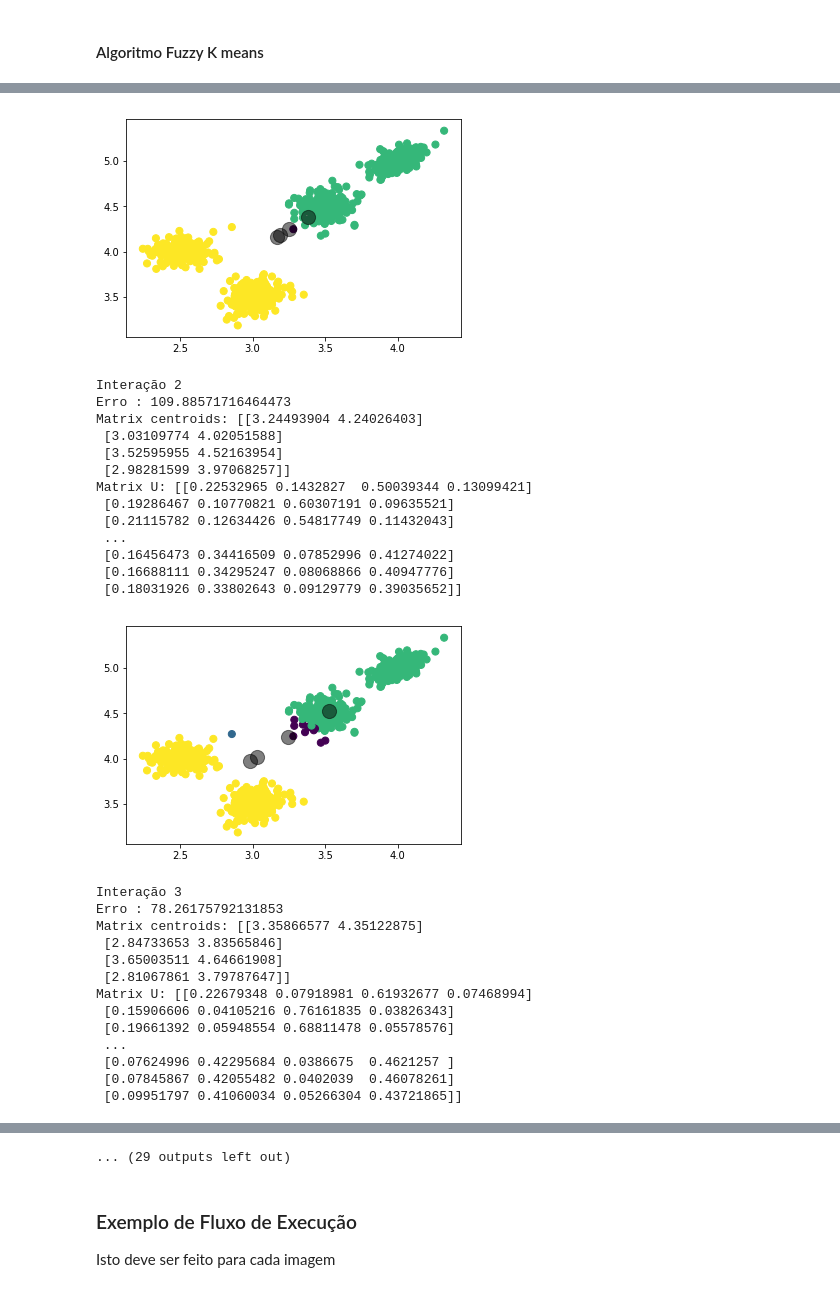
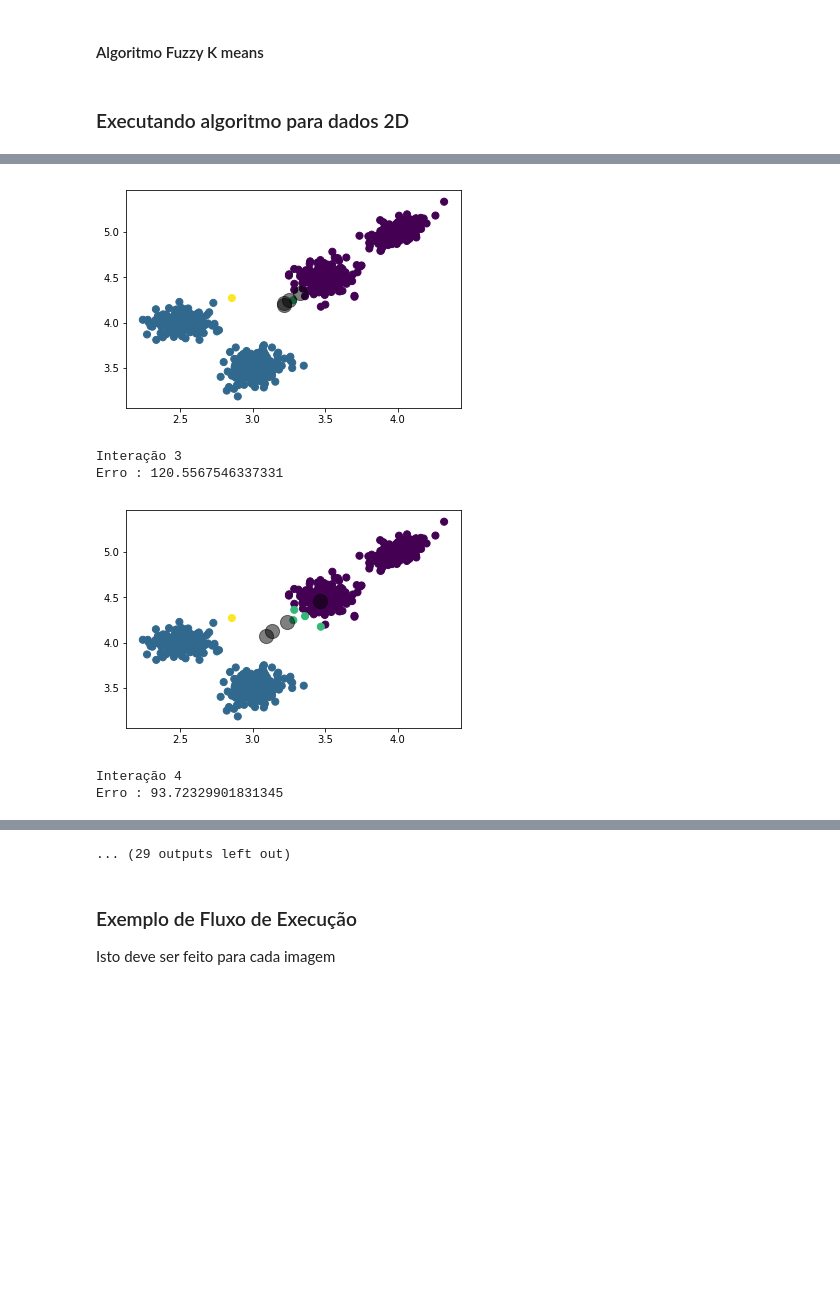
Before and after one commit to jesimonbarreto/SistemasNebulosos, a Jupyter notebook: tp1_sistemasnebulosos.ipynb, the cells around one changed output, grey strips where cells are left out. Drawn from its saved outputs; the diff is of its cells as text; code cells hidden in the pictures; blank space fills up the shorter version.

```diff
--- a/tp1_sistemasnebulosos.ipynb
+++ b/tp1_sistemasnebulosos.ipynb
@@ -81,7 +81,7 @@ def plot_samples3D(x, u, centroids):
     ax = fig.add_subplot(111, projection='3d')
     ax.scatter(x[:,0],x[:,1],x[:,2],
                 c=y_, cmap='viridis',
-                edgecolor='k', s=40, alpha = 0.5)
+                edgecolor='k', s=40, alpha = 0.2)
 
 
     ax.set_title("RGB information Fuzzy Kmeans")
@@ -91,8 +91,8 @@ def plot_samples3D(x, u, centroids):
     ax.dist = 10
 
     for cent in centroids:
-        ax.scatter(cent,
-               s = 300, c = 'r', marker='*', label = 'Centroid')
+        ax.scatter(cent[0],cent[1], cent[2],
+               s = 300, c = 'r', marker='*',alpha = 1.,label = 'Centroid')
 
     plt.autoscale(enable=True, axis='x', tight=True)
 
@@ -162,7 +162,7 @@ def update_u(U, X, centroids, m):
 # x: dataset composto de pontos no plano cartesiano (número de dimensões arbitrário)
 # n_centroides: número desejado de clusters
 # m: exponente de peso
-def fuzzy_k_means(x, n_centroides, m, threshold = 0.001, max_inter = 10, plot='no'):
+def fuzzy_k_means(x, n_centroides, m, threshold = 0.001, max_inter = 10, plot='no' , log = False):
     if m <= 1:
         raise Exception(" 'm' should be greater than 1")
 
@@ -170,7 +170,6 @@ def fuzzy_k_means(x, n_centroides, m, threshold = 0.001, max_inter = 10, plot='n
     cost = 1
     centroids = []
     iterations = 0
-
     while cost > threshold and iterations < max_inter:
         print('Interação {}'.format(iterations+1))
         centroids = calc_centroids(u, x, m)
@@ -178,8 +177,9 @@ def fuzzy_k_means(x, n_centroides, m, threshold = 0.001, max_inter = 10, plot='n
         u = update_u(u, x, centroids, m)
         iterations += 1
         print('Erro : {}'.format(cost))
-        print('Matrix centroids: {}'.format(centroids))
-        print('Matrix U: {}'.format(u))
+        if log:
+            print('Matrix centroids: {}'.format(centroids))
+            print('Matrix U: {}'.format(u))
         if plot == '2D':
             plot_samples(x, u, centroids)
         elif plot == '3D':
@@ -187,9 +187,11 @@ def fuzzy_k_means(x, n_centroides, m, threshold = 0.001, max_inter = 10, plot='n
 
 
     return {'centroids': centroids, 'u_matrix': u, 'n_iterations': iterations}
+# %% [markdown]
+### Executando algoritmo para dados 2D
 # %%
 X = import_data()
-result = fuzzy_k_means(X, 4, 2, 0.1, 20, plot = '2D')
+result = fuzzy_k_means(X, 4, 2, 0.1, 20, plot = '2D', log = False)
 print('Resultado')
 print('Centroides: {}'.format(result['centroids']))
 print('Número de interações: {}'.format(result['n_iterations']))
@@ -227,28 +207,6 @@ Matrix U: [[0.24603115 0.2099383  0.34317984 0.20085071]
-[figure, old version]
+[figure, new version]
-Interação 2
-Erro : 109.88571716464473
-Matrix centroids: [[3.24493904 4.24026403]
- [3.03109774 4.02051588]
- [3.52595955 4.52163954]
- [2.98281599 3.97068257]]
-Matrix U: [[0.22532965 0.1432827  0.50039344 0.13099421]
- [0.19286467 0.10770821 0.60307191 0.09635521]
- [0.21115782 0.12634426 0.54817749 0.11432043]
- ...
- [0.16456473 0.34416509 0.07852996 0.41274022]
- [0.16688111 0.34295247 0.08068866 0.40947776]
- [0.18031926 0.33802643 0.09129779 0.39035652]]
+Interação 3
+Erro : 120.5567546337331
-[figure, old version]
+[figure, new version]
-Interação 3
-Erro : 78.26175792131853
-Matrix centroids: [[3.35866577 4.35122875]
- [2.84733653 3.83565846]
- [3.65003511 4.64661908]
- [2.81067861 3.79787647]]
-Matrix U: [[0.22679348 0.07918981 0.61932677 0.07468994]
- [0.15906606 0.04105216 0.76161835 0.03826343]
- [0.19661392 0.05948554 0.68811478 0.05578576]
- ...
- [0.07624996 0.42295684 0.0386675  0.4621257 ]
- [0.07845867 0.42055482 0.0402039  0.46078261]
- [0.09951797 0.41060034 0.05266304 0.43721865]]
+Interação 4
+Erro : 93.72329901831345
```
Also changed, not shown: parts of 3 cells of this notebook.
